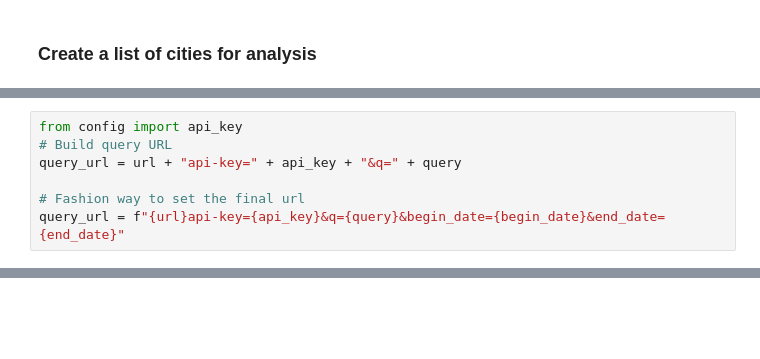
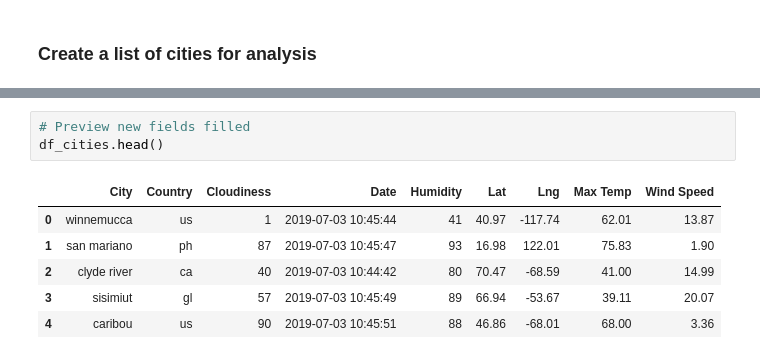
Before and after one commit to pamcuellas/WeatherPyAnalysis, a Jupyter notebook: WeatherPyAnalysis.ipynb, the cells around one changed output, grey strips where cells are left out. Saved outputs shown, nothing was run; the diff lists cells and outputs as text; blank space fills up the shorter version.

```diff
--- a/WeatherPyAnalysis.ipynb
+++ b/WeatherPyAnalysis.ipynb
@@ -128,7 +60,0 @@ for city in selection:
-# %%
-from config import api_key
-# Build query URL
-query_url = url + "api-key=" + api_key + "&q=" + query
-
-# Fashion way to set the final url
-query_url = f"{url}api-key={api_key}&q={query}&begin_date={begin_date}&end_date={end_date}"
@@ -183,0 +146,10 @@ pprint(articles_list)
+# %%
+# Preview new fields filled
+df_cities.head()
+# %% [output]
+|  | City | Country | Cloudiness | Date | Humidity | Lat | Lng | Max Temp | Wind Speed |
+| 0 | winnemucca | us | 1 | 2019-07-03 10:45:44 | 41 | 40.97 | -117.74 | 62.01 | 13.87 |
+| 1 | san mariano | ph | 87 | 2019-07-03 10:45:47 | 93 | 16.98 | 122.01 | 75.83 | 1.90 |
+| 2 | clyde river | ca | 40 | 2019-07-03 10:44:42 | 80 | 70.47 | -68.59 | 41.00 | 14.99 |
+| 3 | sisimiut | gl | 57 | 2019-07-03 10:45:49 | 89 | 66.94 | -53.67 | 39.11 | 20.07 |
+| 4 | caribou | us | 90 | 2019-07-03 10:45:51 | 88 | 46.86 | -68.01 | 68.00 | 3.36 |
```
Also changed, not shown: parts of 19 cells of this notebook, 1 other file.
